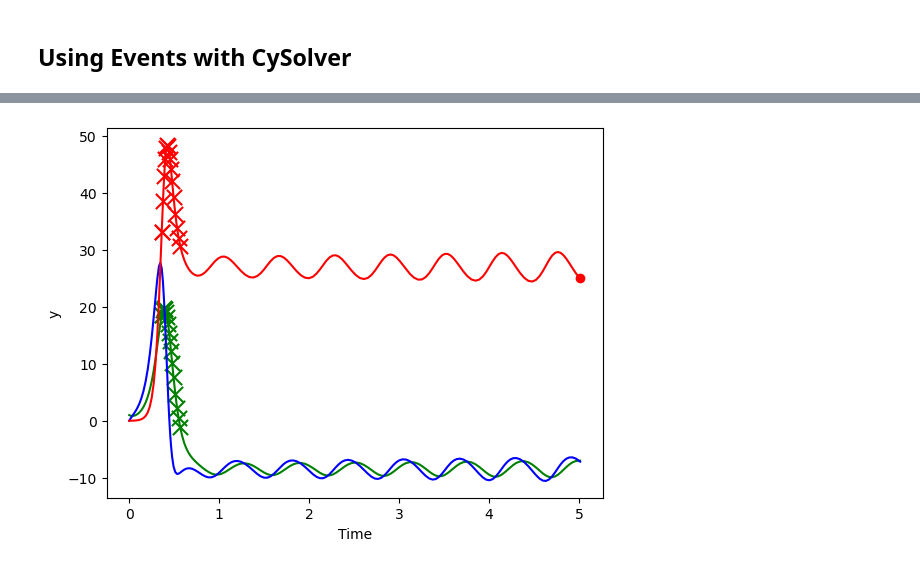
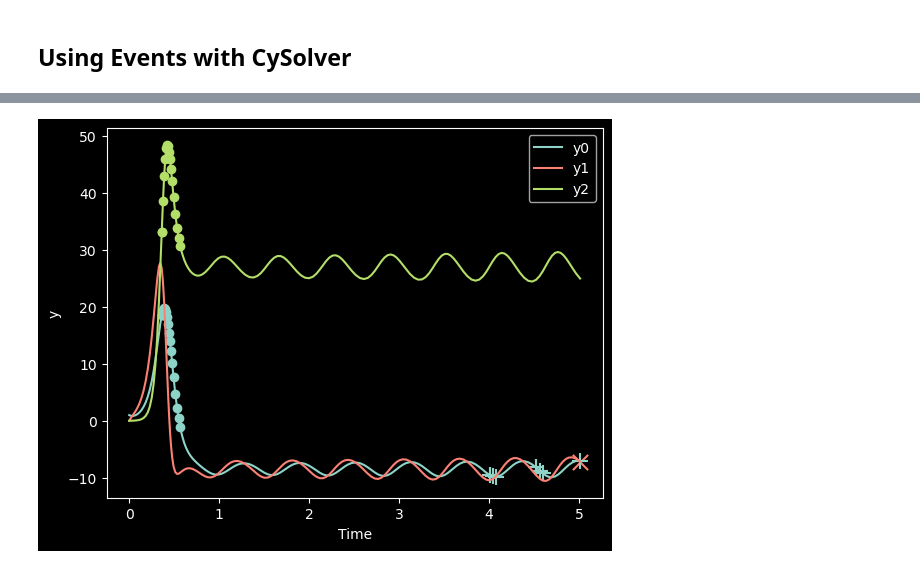
Before and after one commit to jrenaud90/CyRK, a Jupyter notebook: Demos/2 - Advanced CySolver Examples.ipynb, the cells around one changed output, grey strips where cells are left out. Drawn from its saved outputs; the diff is of its cells as text; code cells hidden in the pictures.

```diff
--- a/Demos/2 - Advanced CySolver Examples.ipynb
+++ b/Demos/2 - Advanced CySolver Examples.ipynb
@@ -4,6 +4,7 @@ This notebook showcases some of the advanced functionality of the CySolver backe
 In order to run these cells you need to make sure Cython, Jupyter, CyRK, and Numpy are installed.
 # %%
 import matplotlib.pyplot as plt
+plt.style.use('dark_background')
 # Hack the cython magic so that it can set the correct C++ standard.
 %load_ext Cython
 import sys
@@ -1139,6 +1154,9 @@ Finished generating code
 # CyRK v0.16.0
 #    Terminate off: 61.1us; 62.0us; 62.6us
 #    Terminate on:  34.4us; 33.7us; 34.4us
+# CyRK v0.17.0
+#    Terminate off: 57.9us; 56.9us; 58.5us
+#    Terminate on:  29.4us; 30.6us; 29.6us
 terminate = True
 
 solution = run_cysolver_with_events(terminate)
@@ -1147,16 +1165,18 @@ print("Solution Succeeded:", solution.success)
 %timeit run_cysolver_with_events(terminate)
 
 fig, ax = plt.subplots()
-ax.plot(solution.t, solution.y[0], label='y0', c='g')
-ax.plot(solution.t, solution.y[1], label='y1', c='b')
-ax.plot(solution.t, solution.y[2], label='y2', c='r')
+ax.plot(solution.t, solution.y[0], label='y0', c='C0')
+ax.plot(solution.t, solution.y[1], label='y1', c='C3')
+ax.plot(solution.t, solution.y[2], label='y2', c='C6')
 # Event 1 will be dots.
-ax.scatter(solution.t_events[0], solution.y_events[0][2, :], c='r', marker='o')
 # Event 2 will be X's
-ax.scatter(solution.t_events[1], solution.y_events[1][0, :], c='g', marker='x', s=120)
-ax.scatter(solution.t_events[1], solution.y_events[1][2, :], c='r', marker='x', s=120)
-# Event 3 we won't plot because it should be every point.
+# Event 3 will be +'s
+ax.scatter(solution.t_events[1], solution.y_events[1][0, :], c='C0', marker='o')
+ax.scatter(solution.t_events[0], solution.y_events[0][1, :], c='C3', marker='x', s=120)
+ax.scatter(solution.t_events[1], solution.y_events[1][2, :], c='C6', marker='o')
+ax.scatter(solution.t_events[2], solution.y_events[2][0, :], c='C0', marker='+', s=120)
 ax.set(xlabel='Time', ylabel='y')
+ax.legend(loc="upper right")
 plt.show()
 # %% [output]
 Solution Succeeded: True
@@ -1164 +1184 @@ Solution Succeeded: True
-[figure, old version]
+[figure, new version]
```
Also changed, not shown: parts of 14 cells of this notebook, 9 other files.
